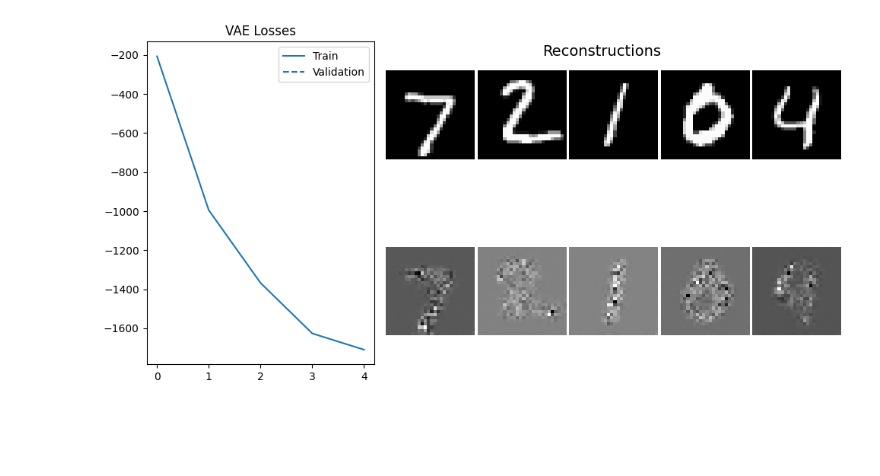
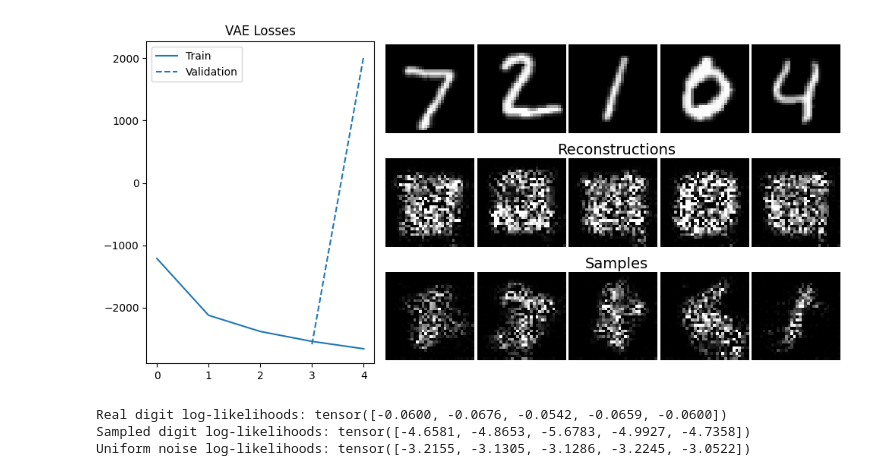
Before and after one commit to xapq/approximate-metropolis-hastings, a Jupyter notebook: notebooks/MnistEbmSampling.ipynb, the cells around one changed output. Saved outputs shown, nothing was run; the diff lists cells and outputs as text; code cells hidden in the pictures; blank space fills up the shorter version.

Commit message:
Created EBMDistribution Target

```diff
--- a/notebooks/MnistEbmSampling.ipynb
+++ b/notebooks/MnistEbmSampling.ipynb
@@ -23,6 +24,9 @@ device: cpu
 # %%
 # Define the transformation for the MNIST dataset
+im_sz = 32  # because this is how the EBM is trained
 transform = transforms.Compose([
+    transforms.Resize(im_sz),
+    transforms.CenterCrop(im_sz),
     transforms.ToTensor(),  # Convert images to PyTorch tensors
     transforms.Normalize((0.5,), (0.5,))  # Normalize to mean 0.5 and std 0.5
 ])
@@ -64,25 +67,0 @@ Shape of images batch: torch.Size([64, 1, 28, 28])
-# %%
-# Create a figure
-fig = plt.figure(figsize=(10, 5))
-
-# Define a GridSpec layout
-gs = gridspec.GridSpec(1, 2, width_ratios=[1, 2])
-
-# Left side: plot a graph
-ax1 = fig.add_subplot(gs[0, 0])
-ax1.set_title("Sample Graph")
-ax1.plot([1, 2, 3, 4], [1, 4, 9, 16])
-ax1.set_xlabel("X-axis")
-ax1.set_ylabel("Y-axis")
-
-# Right side: 2x5 grid of MNIST digits
-gs_right = gridspec.GridSpecFromSubplotSpec(2, 5, subplot_spec=gs[0, 1])
-fig.text(0.67, 0.9, "Sample MNIST Digits", fontsize=14, ha="center", va="center")
-
-for i in range(2):
-    for j in range(5):
-        ax = fig.add_subplot(gs_right[i, j])
-        ax.imshow(display_imgs[j][0], cmap='gray')
-        ax.axis('off')  # Hide axes for cleaner display
-
-plt.tight_layout()
@@ -101,9 +78,9 @@ vae_trainer = AdaptiveVAETrainer(
     model_log_likelihood=None,
     optimizer='adam',
     lr=1e-3,
-    kl_annealing_epochs=5,
+    kl_annealing_epochs=1,
     no_kl_penalty_epochs=0,
-    warmup_epochs=5,
+    warmup_epochs=1,
 #    scheduler="steplr",
 #    scheduler_step_size=150,
 #    scheduler_gamma=0.1,
@@ -137,36 +114,49 @@ def visualize_training(n_epochs=300):
         for model_name, model, trainer, color in models:
             trainer.run_classic_epoch(train_loader, val_loader)
 
         if epoch_idx == 1 or epoch_idx % plot_interval == 0:
             clear_output(wait=True)
             fig = plt.figure(figsize=(10, 5))
             gs = gridspec.GridSpec(1, 2, width_ratios=[1, 2])
 
             ax1 = fig.add_subplot(gs[0, 0])
             ax1.set_title(f'{models[0][0]} Losses')
             ax1.plot(*models[0][2].get_loss_history(train=True), label='Train', color=models[0][3])
             ax1.plot(*models[0][2].get_loss_history(train=False), label='Validation', linestyle='--', color=models[0][3])
             ax1.legend()
 
-            gs_right = gridspec.GridSpecFromSubplotSpec(2, n_display_imgs, subplot_spec=gs[0, 1])
-            fig.text(0.67, 0.9, "Reconstructions", fontsize=14, ha="center", va="center")
+            gs_right = gridspec.GridSpecFromSubplotSpec(3, n_display_imgs, subplot_spec=gs[0, 1])
+            fig.text(0.69, 0.64, "Reconstructions", fontsize=14, ha="center", va="center")
+            fig.text(0.69, 0.34, "Samples", fontsize=14, ha="center", va="center")
             vae.eval()
             with torch.no_grad():
                 display_img_reconstructions = vae.reconstruct(display_imgs)
-            imgs_to_plot = torch.stack((display_imgs, display_img_reconstructions))
+            sample_imgs = vae.sample((n_display_imgs,))
+            imgs_to_plot = torch.stack((display_imgs, display_img_reconstructions, sample_imgs))
             vae.train()
-            for i in range(2):
+            for i in range(3):
                 for j in range(n_display_imgs):
                     ax = fig.add_subplot(gs_right[i, j])
-                    ax.imshow(imgs_to_plot[i][j][0], cmap='gray')
+                    ax.imshow(imgs_to_plot[i][j][0], cmap='gray', vmin=-1, vmax=1)
                     ax.axis('off')
 
             plt.tight_layout()
             plt.show()
 
     vae.eval()
     # flow.eval()
 
 visualize_training(n_epochs=5)
 # %% [output]
-[figure, old version]
+[figure, new version]
+# %%
+target = MnistEBMDistribution()
+sampled_imgs = vae.sample((5,))
+noise_imgs = 2 * torch.rand((n_display_imgs, 1, im_sz, im_sz), device=device) - 1
+print('Real digit log-likelihoods:', target.log_prob(display_imgs))
+print('Sampled digit log-likelihoods:', target.log_prob(sampled_imgs))
+print('Uniform noise log-likelihoods:', target.log_prob(noise_imgs))
+# %% [output]
+Real digit log-likelihoods: tensor([-0.0600, -0.0676, -0.0542, -0.0659, -0.0600])
+Sampled digit log-likelihoods: tensor([-4.6581, -4.8653, -5.6783, -4.9927, -4.7358])
+Uniform noise log-likelihoods: tensor([-3.2155, -3.1305, -3.1286, -3.2245, -3.0522])
```
Also changed, not shown: parts of 4 cells of this notebook, 4 other files.
